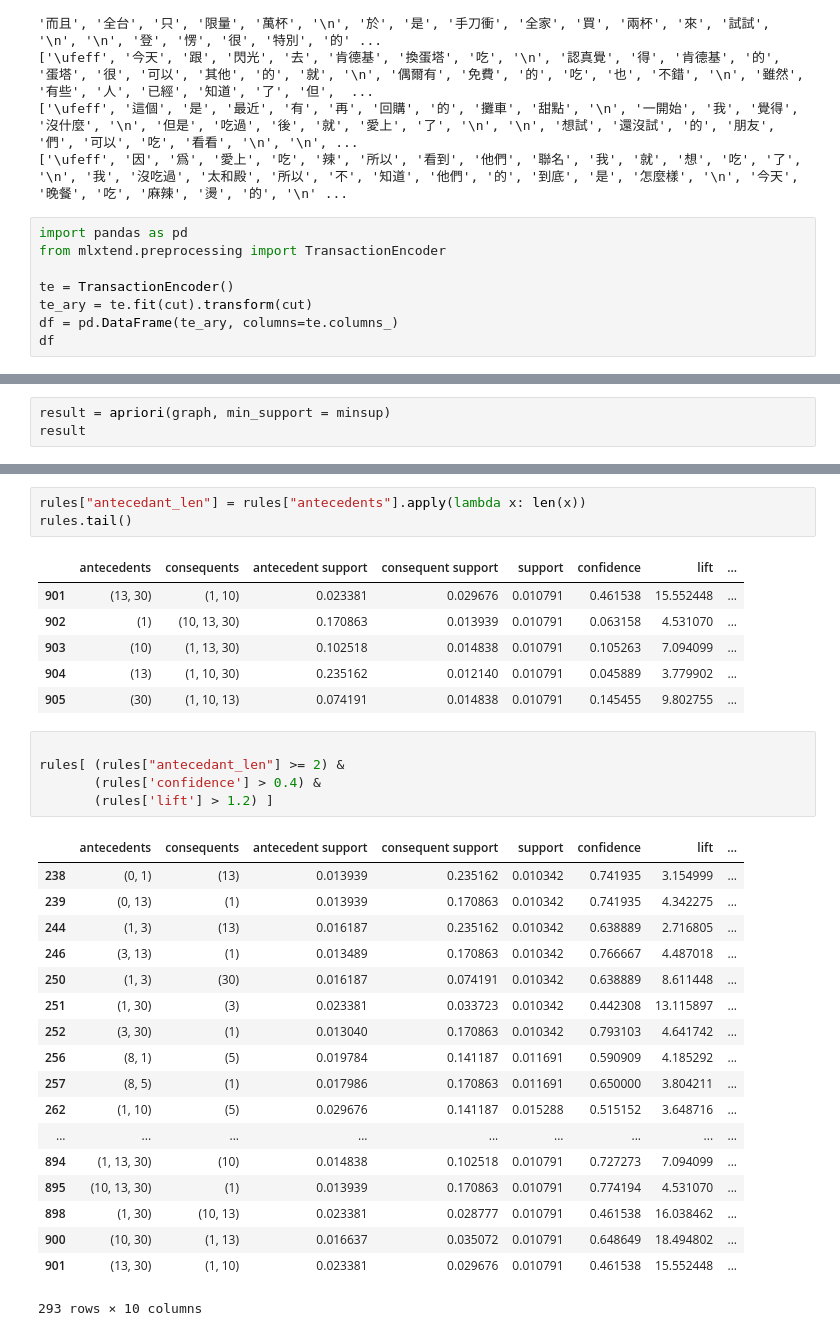
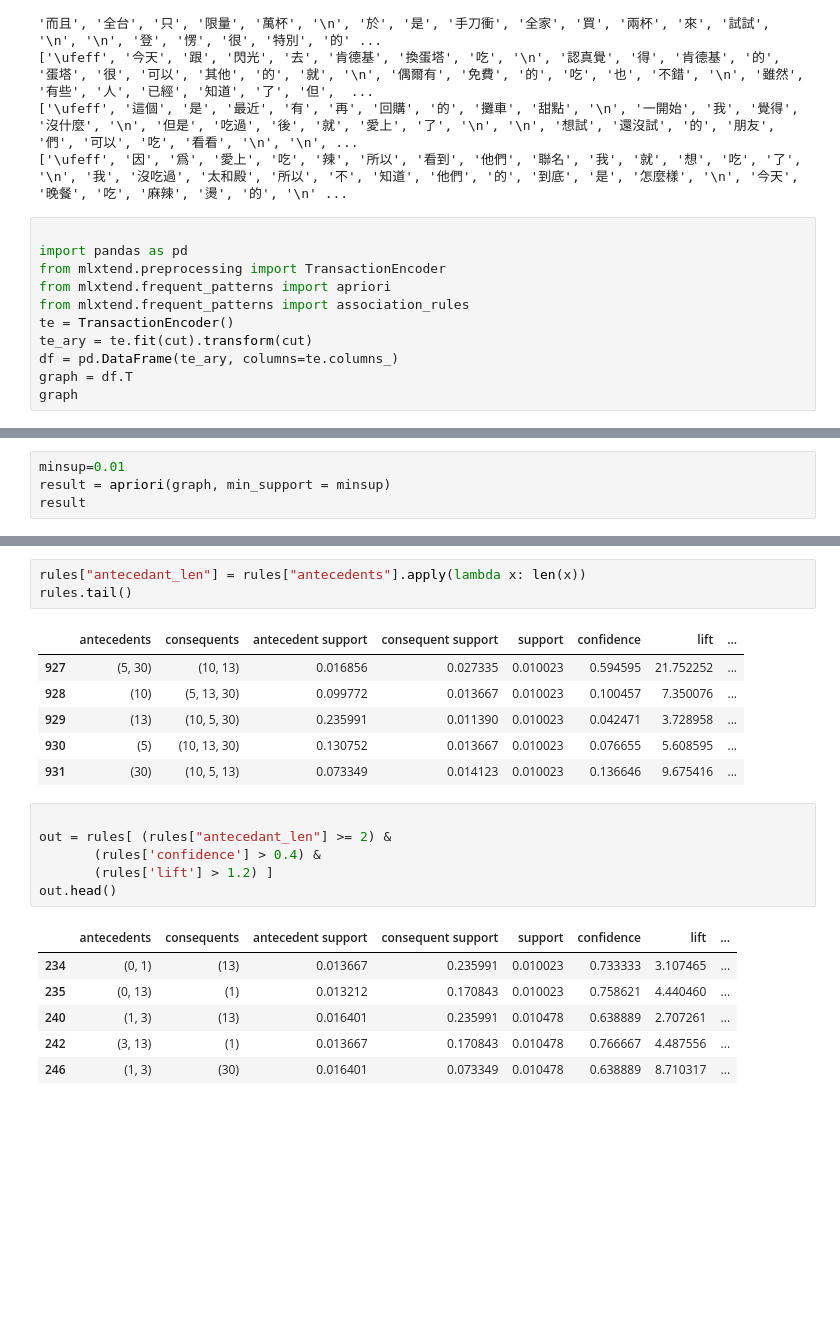
Before and after one commit to a19990506/Hello-World, a Jupyter notebook: Day3/test.ipynb, the cells around one changed output, grey strips where cells are left out. Drawn from its saved outputs; the diff is of its cells as text; blank space fills up the shorter version.

```diff
--- a/Day3/test.ipynb
+++ b/Day3/test.ipynb
@@ -74,11 +74,14 @@ for i in range(len(cut)):
 ['\ufeff', '這個', '是', '最近', '有', '再', '回購', '的', '攤車', '甜點', '\n', '一開始', '我', '覺得', '沒什麼', '\n', '但是', '吃過', '後', '就', '愛上', '了', '\n', '\n', '想試', '還沒試', '的', '朋友', '們', '可以', '吃', '看看', '\n', '\n', ...
 ['\ufeff', '因', '爲', '愛上', '吃', '辣', '所以', '看到', '他們', '聯名', '我', '就', '想', '吃', '了', '\n', '我', '沒吃過', '太和殿', '所以', '不', '知道', '他們', '的', '到底', '是', '怎麼樣', '\n', '今天', '晚餐', '吃', '麻辣', '燙', '的', '\n' ...
 # %%
+
 import pandas as pd
 from mlxtend.preprocessing import TransactionEncoder
-
+from mlxtend.frequent_patterns import apriori
+from mlxtend.frequent_patterns import association_rules
 te = TransactionEncoder()
 te_ary = te.fit(cut).transform(cut)
 df = pd.DataFrame(te_ary, columns=te.columns_)
-df
+graph = df.T
+graph
 # %% [output]
@@ -103,4 +106,5 @@ df
 # %%
+minsup=0.01
 result = apriori(graph, min_support = minsup)
 result
 # %% [output]
@@ -148,32 +152,21 @@ rules["antecedant_len"] = rules["antecedents"].apply(lambda x: len(x))
 rules.tail()
 # %% [output]
 |  | antecedents | consequents | antecedent support | consequent support | support | confidence | lift | ... |
-| 901 | (13, 30) | (1, 10) | 0.023381 | 0.029676 | 0.010791 | 0.461538 | 15.552448 | ... |
-| 902 | (1) | (10, 13, 30) | 0.170863 | 0.013939 | 0.010791 | 0.063158 | 4.531070 | ... |
-| 903 | (10) | (1, 13, 30) | 0.102518 | 0.014838 | 0.010791 | 0.105263 | 7.094099 | ... |
-| 904 | (13) | (1, 10, 30) | 0.235162 | 0.012140 | 0.010791 | 0.045889 | 3.779902 | ... |
-| 905 | (30) | (1, 10, 13) | 0.074191 | 0.014838 | 0.010791 | 0.145455 | 9.802755 | ... |
+| 927 | (5, 30) | (10, 13) | 0.016856 | 0.027335 | 0.010023 | 0.594595 | 21.752252 | ... |
+| 928 | (10) | (5, 13, 30) | 0.099772 | 0.013667 | 0.010023 | 0.100457 | 7.350076 | ... |
+| 929 | (13) | (10, 5, 30) | 0.235991 | 0.011390 | 0.010023 | 0.042471 | 3.728958 | ... |
+| 930 | (5) | (10, 13, 30) | 0.130752 | 0.013667 | 0.010023 | 0.076655 | 5.608595 | ... |
+| 931 | (30) | (10, 5, 13) | 0.073349 | 0.014123 | 0.010023 | 0.136646 | 9.675416 | ... |
 # %%
 
-rules[ (rules["antecedant_len"] >= 2) &
+out = rules[ (rules["antecedant_len"] >= 2) &
        (rules['confidence'] > 0.4) &
        (rules['lift'] > 1.2) ]
+out.head()
 # %% [output]
 |  | antecedents | consequents | antecedent support | consequent support | support | confidence | lift | ... |
-| 238 | (0, 1) | (13) | 0.013939 | 0.235162 | 0.010342 | 0.741935 | 3.154999 | ... |
-| 239 | (0, 13) | (1) | 0.013939 | 0.170863 | 0.010342 | 0.741935 | 4.342275 | ... |
-| 244 | (1, 3) | (13) | 0.016187 | 0.235162 | 0.010342 | 0.638889 | 2.716805 | ... |
-| 246 | (3, 13) | (1) | 0.013489 | 0.170863 | 0.010342 | 0.766667 | 4.487018 | ... |
-| 250 | (1, 3) | (30) | 0.016187 | 0.074191 | 0.010342 | 0.638889 | 8.611448 | ... |
-| 251 | (1, 30) | (3) | 0.023381 | 0.033723 | 0.010342 | 0.442308 | 13.115897 | ... |
-| 252 | (3, 30) | (1) | 0.013040 | 0.170863 | 0.010342 | 0.793103 | 4.641742 | ... |
-| 256 | (8, 1) | (5) | 0.019784 | 0.141187 | 0.011691 | 0.590909 | 4.185292 | ... |
-| 257 | (8, 5) | (1) | 0.017986 | 0.170863 | 0.011691 | 0.650000 | 3.804211 | ... |
-| 262 | (1, 10) | (5) | 0.029676 | 0.141187 | 0.015288 | 0.515152 | 3.648716 | ... |
-| ... | ... | ... | ... | ... | ... | ... | ... | ... |
-| 894 | (1, 13, 30) | (10) | 0.014838 | 0.102518 | 0.010791 | 0.727273 | 7.094099 | ... |
-| 895 | (10, 13, 30) | (1) | 0.013939 | 0.170863 | 0.010791 | 0.774194 | 4.531070 | ... |
-| 898 | (1, 30) | (10, 13) | 0.023381 | 0.028777 | 0.010791 | 0.461538 | 16.038462 | ... |
-| 900 | (10, 30) | (1, 13) | 0.016637 | 0.035072 | 0.010791 | 0.648649 | 18.494802 | ... |
-| 901 | (13, 30) | (1, 10) | 0.023381 | 0.029676 | 0.010791 | 0.461538 | 15.552448 | ... |
+| 234 | (0, 1) | (13) | 0.013667 | 0.235991 | 0.010023 | 0.733333 | 3.107465 | ... |
+| 235 | (0, 13) | (1) | 0.013212 | 0.170843 | 0.010023 | 0.758621 | 4.440460 | ... |
+| 240 | (1, 3) | (13) | 0.016401 | 0.235991 | 0.010478 | 0.638889 | 2.707261 | ... |
+| 242 | (3, 13) | (1) | 0.013667 | 0.170843 | 0.010478 | 0.766667 | 4.487556 | ... |
+| 246 | (1, 3) | (30) | 0.016401 | 0.073349 | 0.010478 | 0.638889 | 8.710317 | ... |
-293 rows × 10 columns
```
Also changed, not shown: parts of 4 cells of this notebook.
